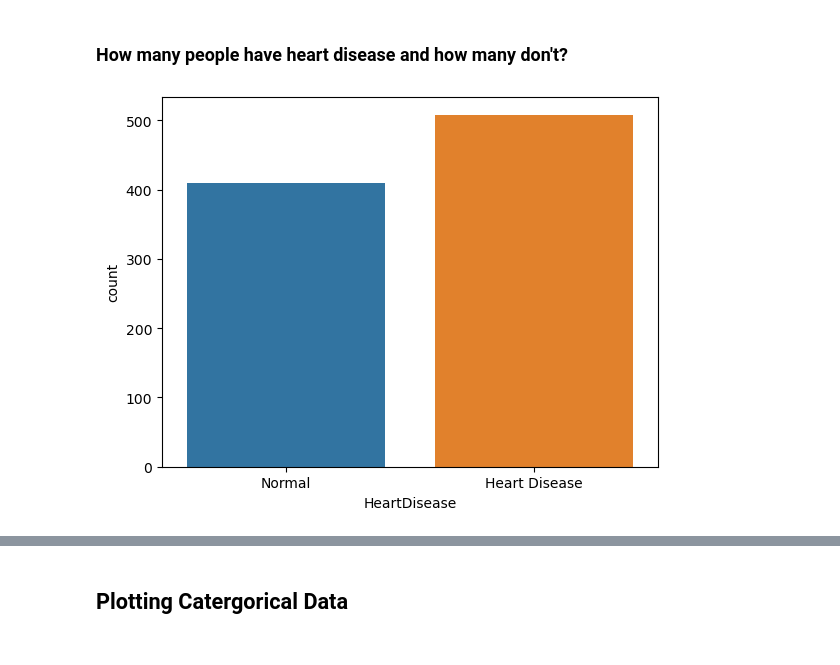
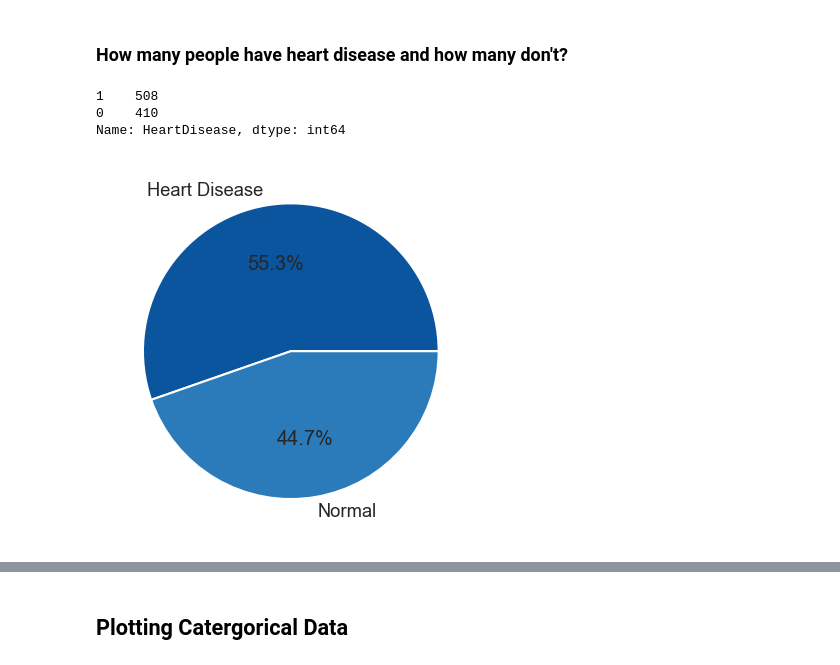
Before and after one commit to UzmaSayyeda/Heart-Disease-Analysis, a Jupyter notebook: heart_disease_analysis.ipynb, the cells around one changed output, grey strips where cells are left out. Cells and saved outputs as stored; diff of their text form; code cells hidden in the pictures.

Commit message:
changed plot style

```diff
--- a/heart_disease_analysis.ipynb
+++ b/heart_disease_analysis.ipynb
@@ -104,6 +104,7 @@ Name: ChestPainType, dtype: int64
 # %% [markdown]
 ### Correlation Matrix
 # %%
-sns.heatmap(df.corr(),annot=True,cmap='mako')
+sns.set_theme(context="talk",font_scale=0.8)
+sns.heatmap(df.corr(),annot=True,cmap="mako")
 plt.show()
 # %% [output]
@@ -152,9 +151,16 @@ Index(['Age', 'Sex', 'ChestPainType', 'RestingBP', 'Cholesterol', 'FastingBS',
       dtype='object')
 # %% [markdown]
 ### How many people have heart disease and how many don't?
+# %%
+df["HeartDisease"].value_counts()
+# %% [output]
+1    508
+0    410
+Name: HeartDisease, dtype: int64
 # %%
-sns.countplot(x=df["HeartDisease"])
-plt.xticks([0,1],["Normal","Heart Disease"])
+sns.set_theme(context="talk",font_scale=0.8,palette="Blues_r")
+plt.pie(df["HeartDisease"].value_counts(),autopct="%1.1f%%",labels=["Heart Disease","Normal"])
+
 plt.show()
 # %% [output]
-[figure, old version]
+[figure, new version]
```
Also changed, not shown: parts of 12 cells of this notebook.
